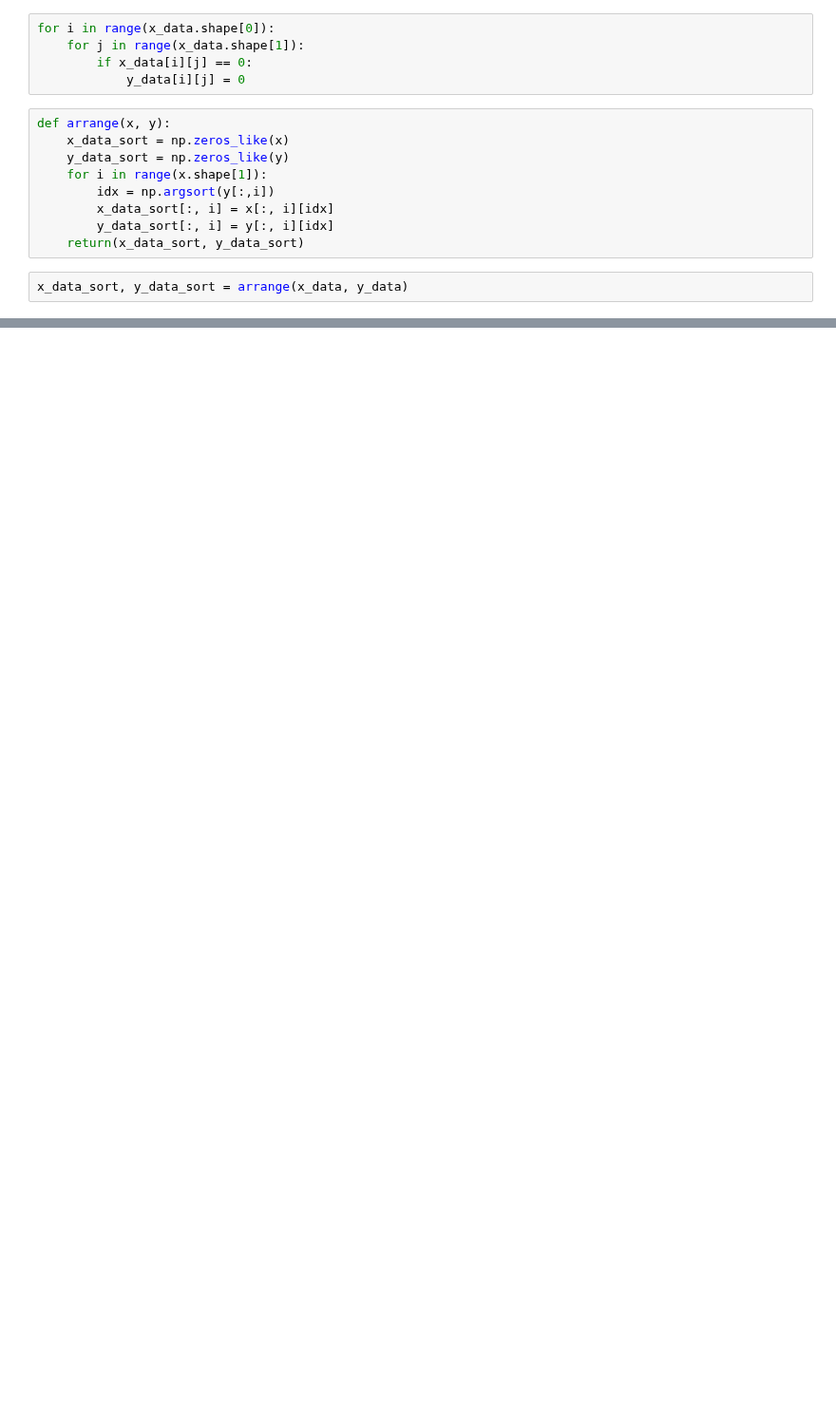
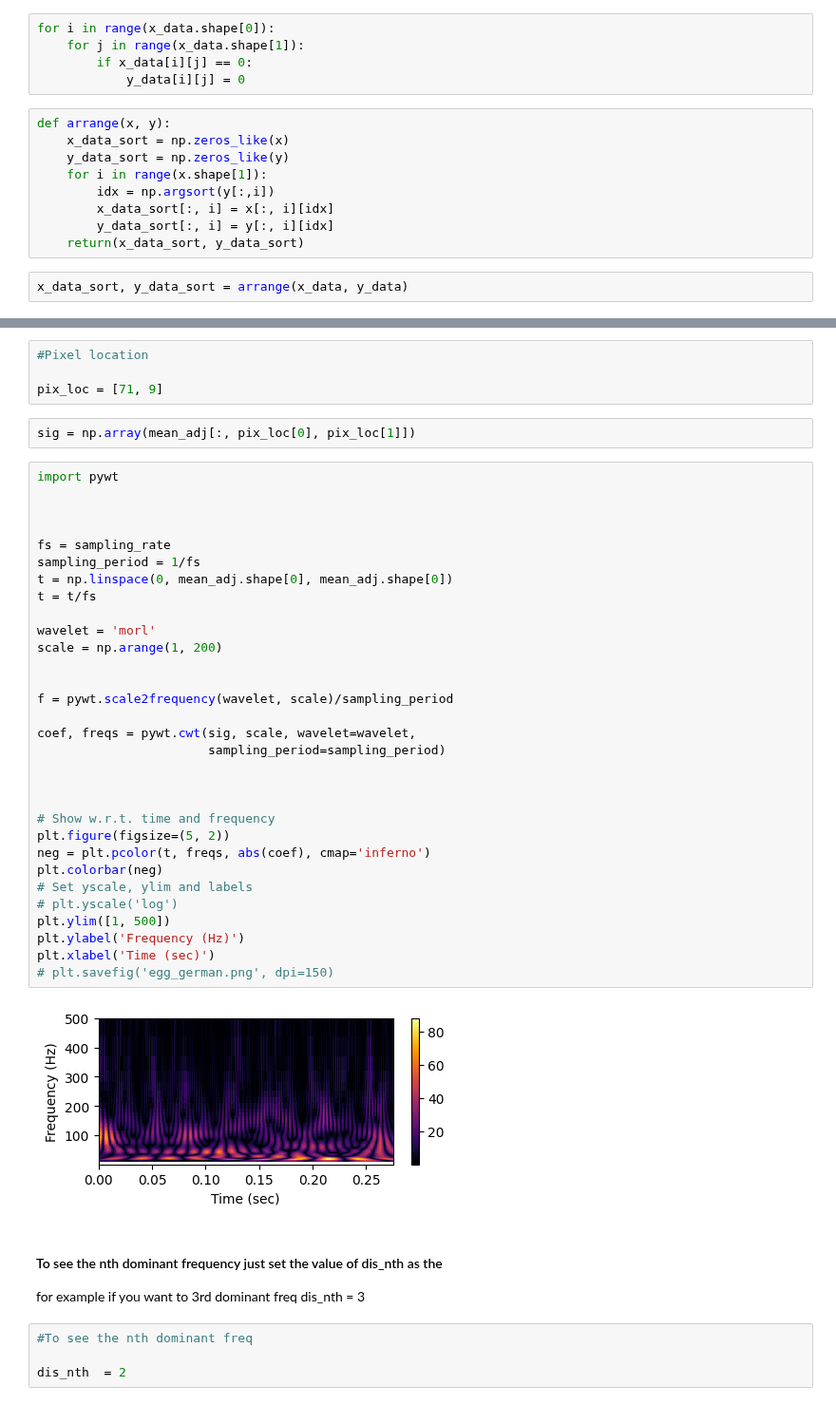
Before and after one commit to CaffineAddic/Wavelet_transforms_in_schlieren_flame_images, a Jupyter notebook: Modueles/Transform_FFT.ipynb, the cells around one changed output, grey strips where cells are left out. Shown at 95% size. Saved outputs shown, nothing was run; the diff lists cells and outputs as text; blank space fills up the shorter version.

```diff
--- a/Modueles/Transform_FFT.ipynb
+++ b/Modueles/Transform_FFT.ipynb
@@ -149,0 +168,48 @@ plt.colorbar(peg)
+# %%
+#Pixel location
+
+pix_loc = [71, 9]
+# %%
+sig = np.array(mean_adj[:, pix_loc[0], pix_loc[1]])
+# %%
+import pywt
+
+
+
+fs = sampling_rate
+sampling_period = 1/fs
+t = np.linspace(0, mean_adj.shape[0], mean_adj.shape[0])
+t = t/fs
+
+wavelet = 'morl'
+scale = np.arange(1, 200)
+
+
+f = pywt.scale2frequency(wavelet, scale)/sampling_period
+
+coef, freqs = pywt.cwt(sig, scale, wavelet=wavelet,
+                       sampling_period=sampling_period)
+
+
+
+# Show w.r.t. time and frequency
+plt.figure(figsize=(5, 2))
+neg = plt.pcolor(t, freqs, abs(coef), cmap='inferno')
+plt.colorbar(neg)
+# Set yscale, ylim and labels
+# plt.yscale('log')
+plt.ylim([1, 500])
+plt.ylabel('Frequency (Hz)')
+plt.xlabel('Time (sec)')
+# plt.savefig('egg_german.png', dpi=150)
+# %% [output]
+[figure, added]
+# %% [markdown]
+#### To see the nth dominant frequency just set the value of dis_nth as the
+
+for example if you want to 3rd dominant freq
+dis_nth = 3
+# %%
+#To see the nth dominant freq
+
+dis_nth  = 2
```
Also changed, not shown: parts of 20 cells of this notebook, 2 other files.
